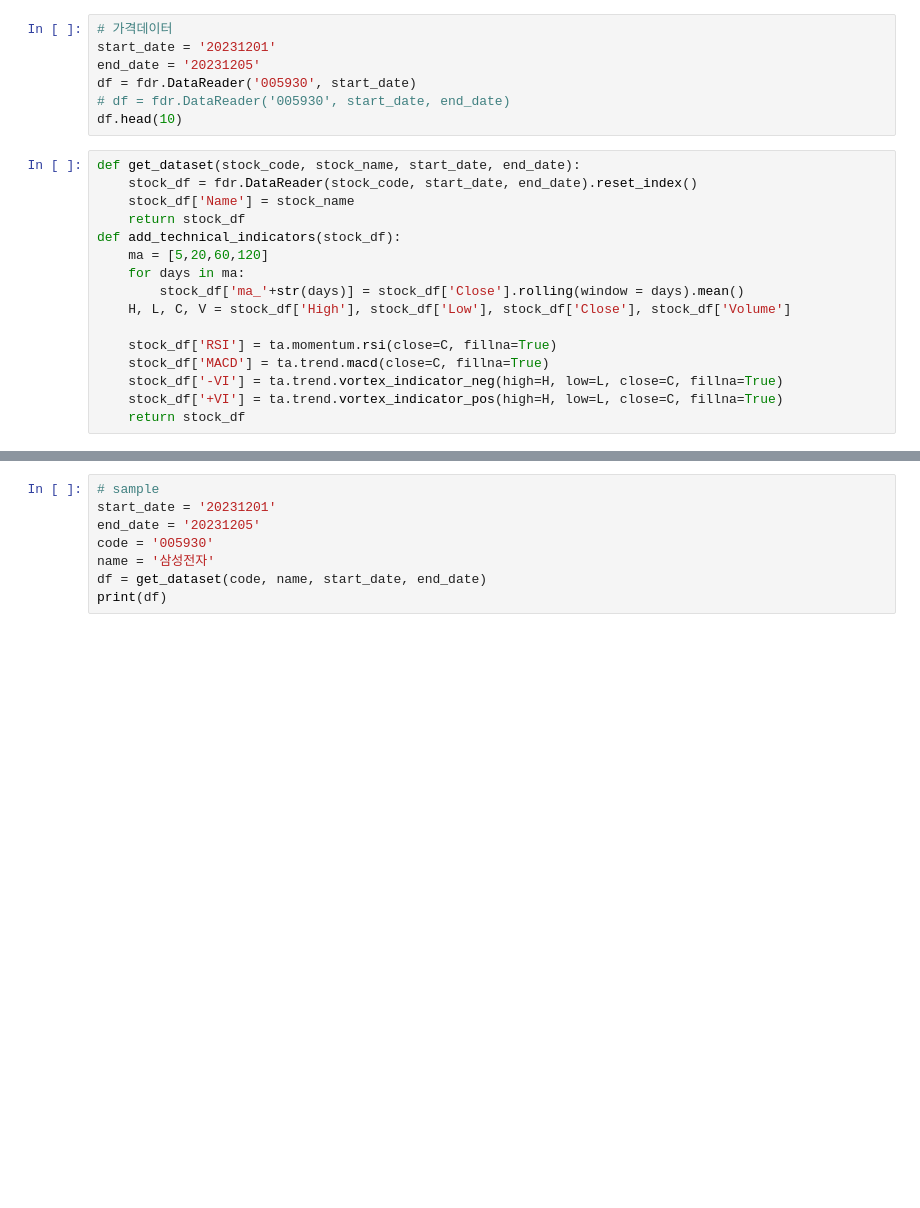
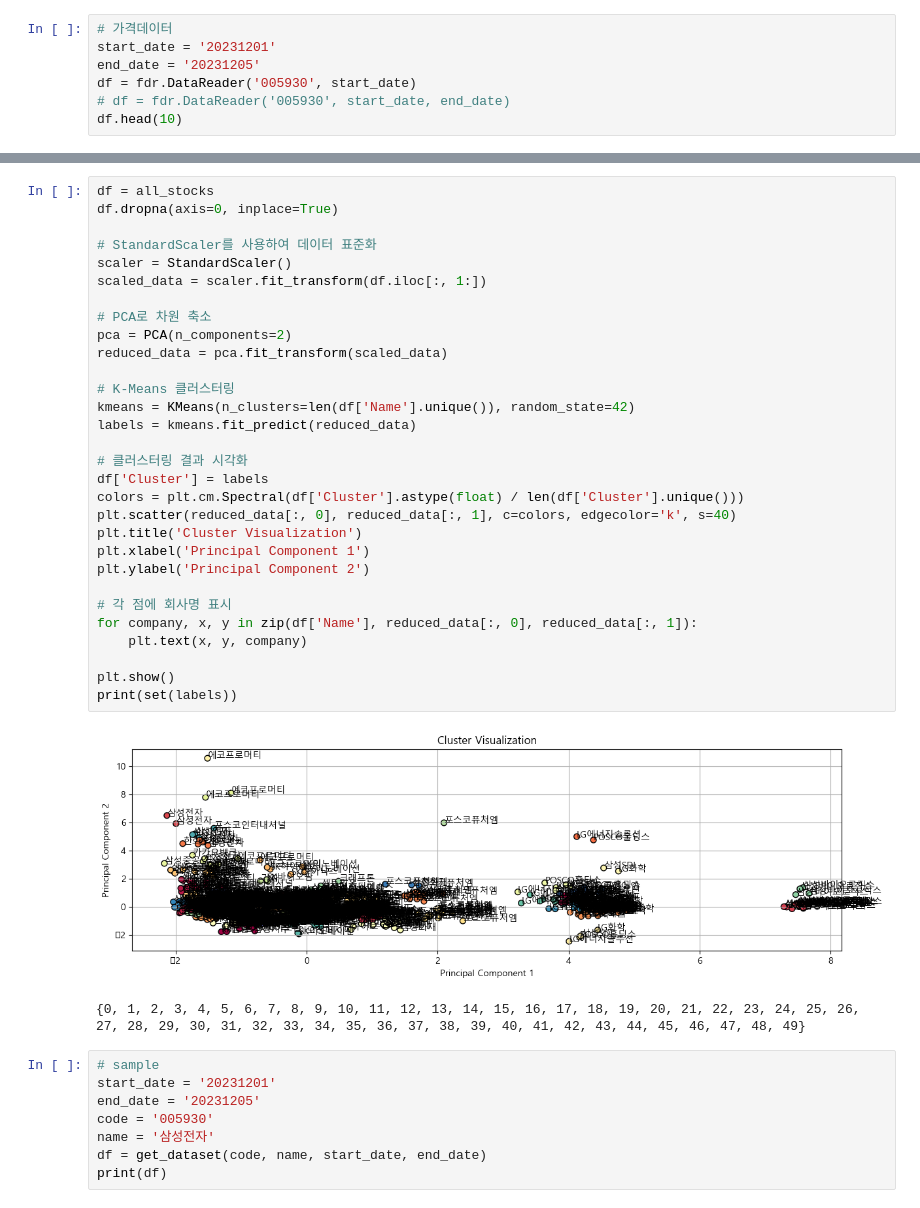
Before and after one commit to team-sesac/transformer-for-finance, a Jupyter notebook: src/clustering/pca_kmeans.ipynb, the cells around one changed output, grey strips where cells are left out. Saved outputs shown, nothing was run; the diff lists cells and outputs as text; blank space fills up the shorter version.

```diff
--- a/src/clustering/pca_kmeans.ipynb
+++ b/src/clustering/pca_kmeans.ipynb
@@ -14,19 +25,3 @@ end_date = '20231205'
 df = fdr.DataReader('005930', start_date)
 # df = fdr.DataReader('005930', start_date, end_date)
 df.head(10)
-# %%
-def get_dataset(stock_code, stock_name, start_date, end_date):
-    stock_df = fdr.DataReader(stock_code, start_date, end_date).reset_index()
-    stock_df['Name'] = stock_name
-    return stock_df
-def add_technical_indicators(stock_df):
-    ma = [5,20,60,120]
-    for days in ma:
-        stock_df['ma_'+str(days)] = stock_df['Close'].rolling(window = days).mean()
-    H, L, C, V = stock_df['High'], stock_df['Low'], stock_df['Close'], stock_df['Volume']
-
-    stock_df['RSI'] = ta.momentum.rsi(close=C, fillna=True)
-    stock_df['MACD'] = ta.trend.macd(close=C, fillna=True)
-    stock_df['-VI'] = ta.trend.vortex_indicator_neg(high=H, low=L, close=C, fillna=True)
-    stock_df['+VI'] = ta.trend.vortex_indicator_pos(high=H, low=L, close=C, fillna=True)
-    return stock_df
@@ -33,3 +130,36 @@ def add_technical_indicators(stock_df):
+# %%
+df = all_stocks
+df.dropna(axis=0, inplace=True)
+
+# StandardScaler를 사용하여 데이터 표준화
+scaler = StandardScaler()
+scaled_data = scaler.fit_transform(df.iloc[:, 1:])
+
+# PCA로 차원 축소
+pca = PCA(n_components=2)
+reduced_data = pca.fit_transform(scaled_data)
+
+# K-Means 클러스터링
+kmeans = KMeans(n_clusters=len(df['Name'].unique()), random_state=42)
+labels = kmeans.fit_predict(reduced_data)
+
+# 클러스터링 결과 시각화
+df['Cluster'] = labels
+colors = plt.cm.Spectral(df['Cluster'].astype(float) / len(df['Cluster'].unique()))
+plt.scatter(reduced_data[:, 0], reduced_data[:, 1], c=colors, edgecolor='k', s=40)
+plt.title('Cluster Visualization')
+plt.xlabel('Principal Component 1')
+plt.ylabel('Principal Component 2')
+
+# 각 점에 회사명 표시
+for company, x, y in zip(df['Name'], reduced_data[:, 0], reduced_data[:, 1]):
+    plt.text(x, y, company)
+
+plt.show()
+print(set(labels))
+# %% [output]
+[figure, added]
+{0, 1, 2, 3, 4, 5, 6, 7, 8, 9, 10, 11, 12, 13, 14, 15, 16, 17, 18, 19, 20, 21, 22, 23, 24, 25, 26, 27, 28, 29, 30, 31, 32, 33, 34, 35, 36, 37, 38, 39, 40, 41, 42, 43, 44, 45, 46, 47, 48, 49}
 # %%
 # sample
 start_date = '20231201'
```
Also changed, not shown: parts of 3 cells of this notebook.
